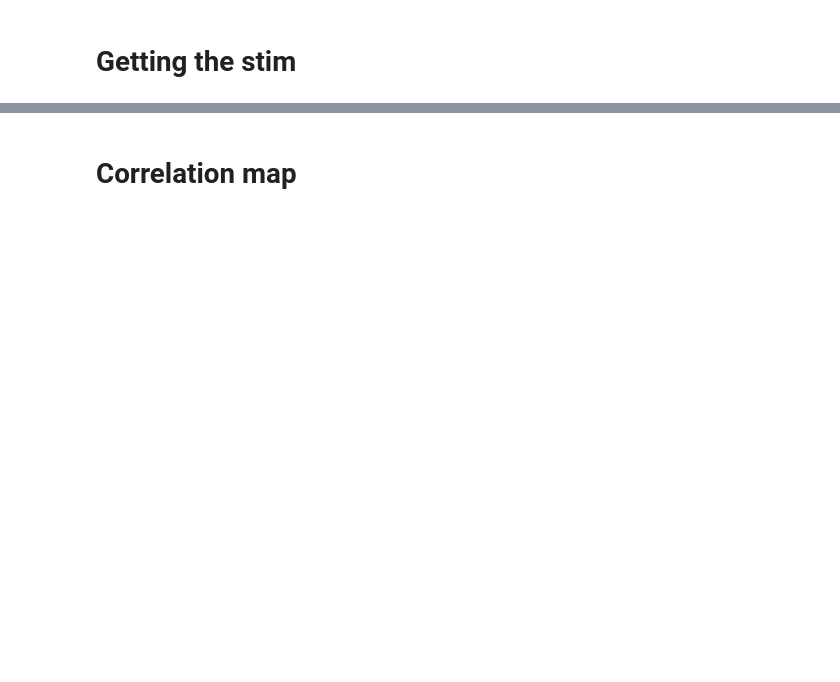
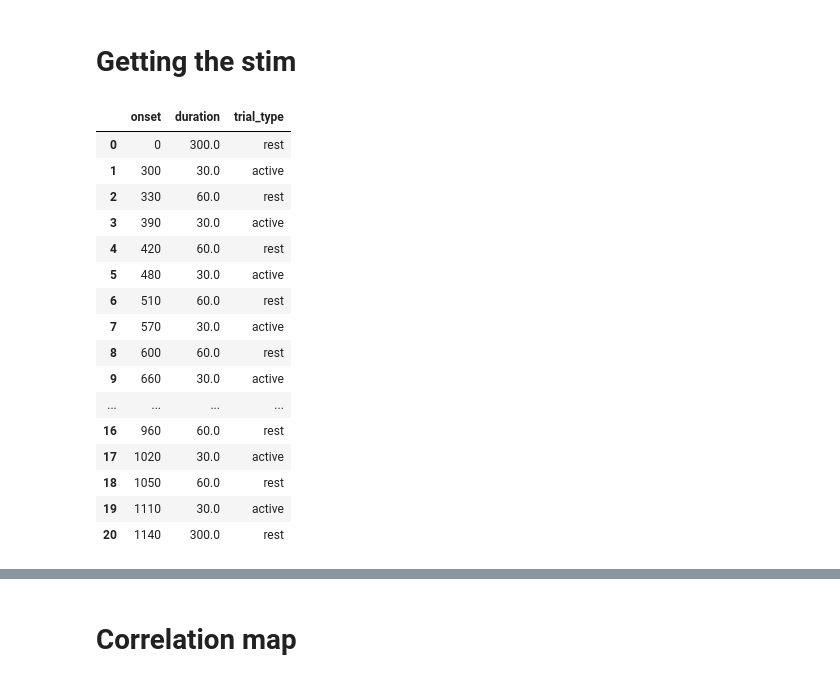
Before and after one commit to vigji/python-cimec-2023, a Jupyter notebook: lectures/Lecture3.1_Neuro-Imaging_V-notebook.ipynb, the cells around one changed output, grey strips where cells are left out. Cells and saved outputs as stored; diff of their text form; code cells hidden in the pictures; blank space fills up the shorter version.

```diff
--- a/lectures/Lecture3.1_Neuro-Imaging_V-notebook.ipynb
+++ b/lectures/Lecture3.1_Neuro-Imaging_V-notebook.ipynb
@@ -259,14 +377,32 @@ _ = display_fus_img(img_detrend)
 # %%
 # Reading events file
 
 from pandas import read_csv
 
 fs = 2.5
 
-csv_name = file_name = '/home/lenkeiuser/Documents/JC/1_DATA/2023-06-14_python-course/hungary/sub-Kremes/ses-CtrlH/func/sub-Kremes_ses-CtrlH_task-stim_run-01_events.tsv'
+csv_name = file_name = '/Users/vigji/Downloads/2023-06-14_python-course/hungary/sub-Kremes/ses-CtrlH/func/sub-Kremes_ses-CtrlH_task-stim_run-01_events.tsv'
 
 events = read_csv(csv_name, delimiter = '\t')
 events
+# %% [output]
+|  | onset | duration | trial_type |
+| 0 | 0 | 300.0 | rest |
+| 1 | 300 | 30.0 | active |
+| 2 | 330 | 60.0 | rest |
+| 3 | 390 | 30.0 | active |
+| 4 | 420 | 60.0 | rest |
+| 5 | 480 | 30.0 | active |
+| 6 | 510 | 60.0 | rest |
+| 7 | 570 | 30.0 | active |
+| 8 | 600 | 60.0 | rest |
+| 9 | 660 | 30.0 | active |
+| ... | ... | ... | ... |
+| 16 | 960 | 60.0 | rest |
+| 17 | 1020 | 30.0 | active |
+| 18 | 1050 | 60.0 | rest |
+| 19 | 1110 | 30.0 | active |
+| 20 | 1140 | 300.0 | rest |
 # %%
 # Building event regressor
 
```
Also changed, not shown: parts of 40 cells of this notebook, 3 other files.
